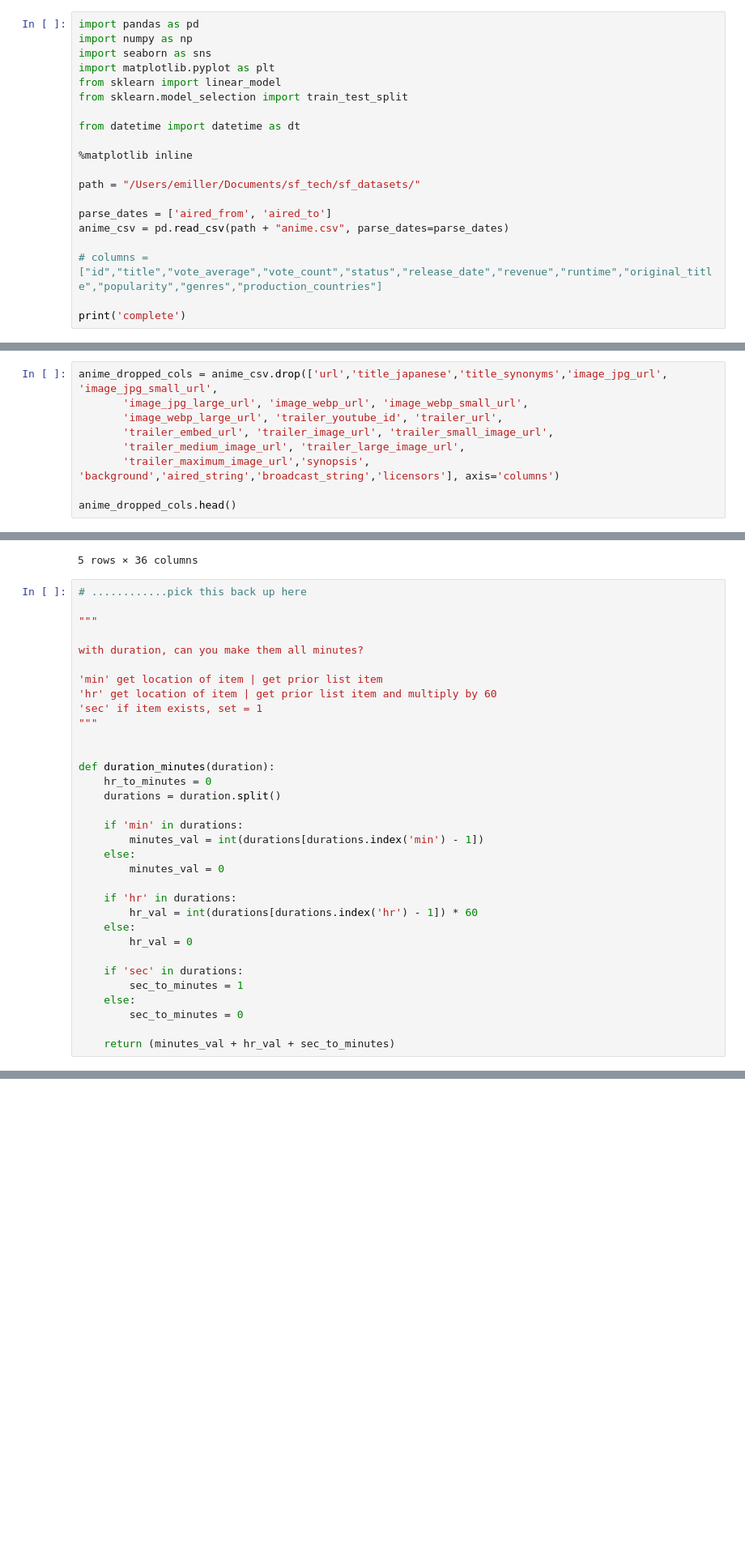
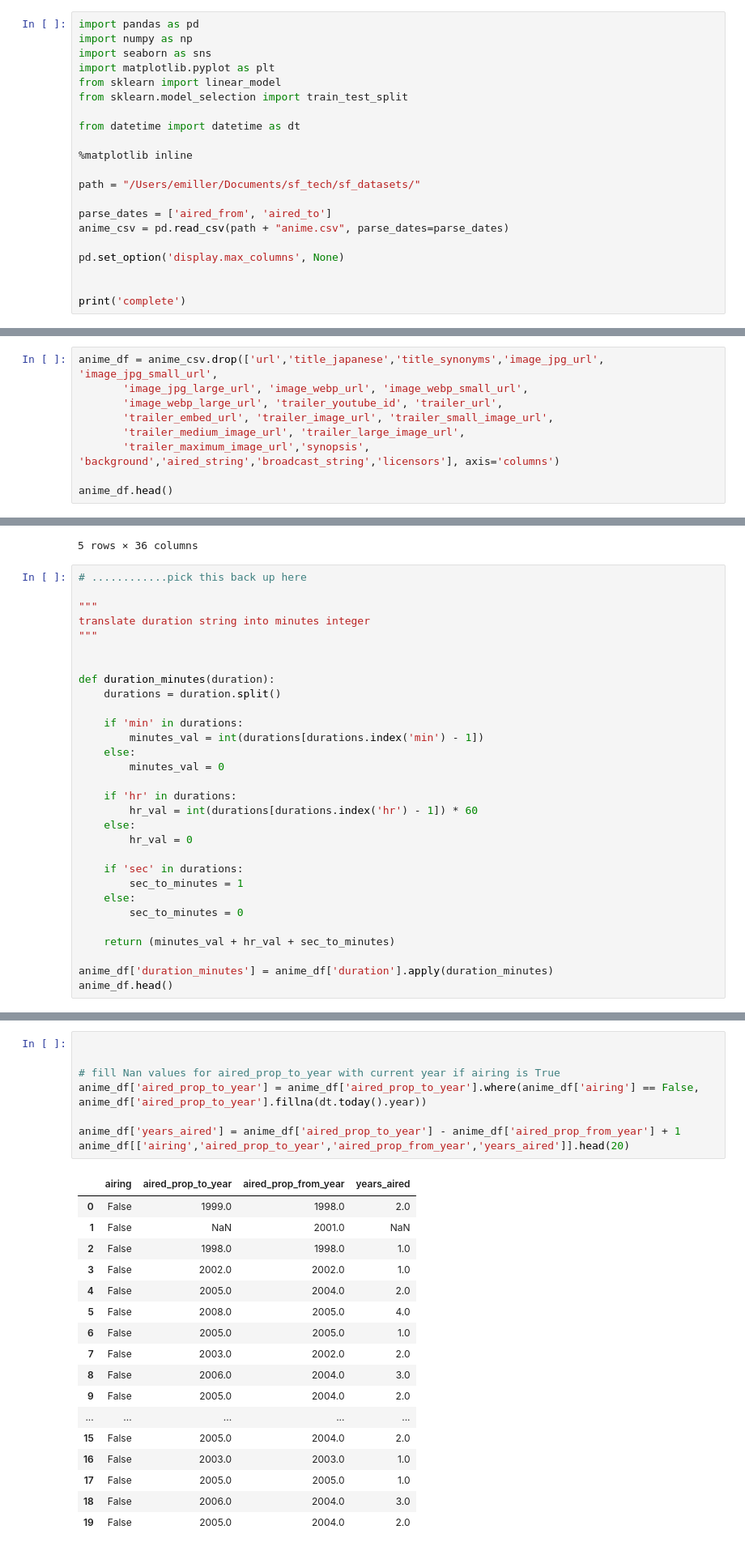
Before and after one commit to edmiller824/sf_tech, a Jupyter notebook: anime_analysis.ipynb, the cells around one changed output, grey strips where cells are left out. Shown: that part at 81% size. Cells and saved outputs as stored; diff of their text form; blank space fills up the shorter version.

```diff
--- a/anime_analysis.ipynb
+++ b/anime_analysis.ipynb
@@ -15,20 +15,21 @@ path = "/Users/emiller/Documents/sf_tech/sf_datasets/"
 parse_dates = ['aired_from', 'aired_to']
 anime_csv = pd.read_csv(path + "anime.csv", parse_dates=parse_dates)
 
-# columns = ["id","title","vote_average","vote_count","status","release_date","revenue","runtime","original_title","popularity","genres","production_countries"]
+pd.set_option('display.max_columns', None)
+
 
 print('complete')
 # %% [output]
 complete
 # %%
-anime_dropped_cols = anime_csv.drop(['url','title_japanese','title_synonyms','image_jpg_url', 'image_jpg_small_url',
+anime_df = anime_csv.drop(['url','title_japanese','title_synonyms','image_jpg_url', 'image_jpg_small_url',
        'image_jpg_large_url', 'image_webp_url', 'image_webp_small_url',
        'image_webp_large_url', 'trailer_youtube_id', 'trailer_url',
        'trailer_embed_url', 'trailer_image_url', 'trailer_small_image_url',
        'trailer_medium_image_url', 'trailer_large_image_url',
        'trailer_maximum_image_url','synopsis', 'background','aired_string','broadcast_string','licensors'], axis='columns')
 
-anime_dropped_cols.head()
+anime_df.head()
 # %% [output]
 |  | mal_id | approved | title | title_english | type | source | episodes | status | airing | duration | ... |
 | 0 | 1 | True | Cowboy Bebop | Cowboy Bebop | TV | Original | 26.0 | Finished Airing | False | 24 min per ep | ... |
@@ -41,17 +42,11 @@ anime_dropped_cols.head()
 # ............pick this back up here
 
 """
-
-with duration, can you make them all minutes?
-
-'min' get location of item | get prior list item
-'hr' get location of item | get prior list item and multiply by 60
-'sec' if item exists, set = 1
+translate duration string into minutes integer
 """
 
 
 def duration_minutes(duration):
-    hr_to_minutes = 0
     durations = duration.split()
 
     if 'min' in durations:
@@ -70,4 +65,7 @@ def duration_minutes(duration):
         sec_to_minutes = 0
 
     return (minutes_val + hr_val + sec_to_minutes)
+
+anime_df['duration_minutes'] = anime_df['duration'].apply(duration_minutes)
+anime_df.head()
 # %% [output]
@@ -77,0 +79,26 @@ anime_dropped_cols['duration_minutes'] = anime_dropped_cols['duration'].apply(du
+# %%
+
+
+# fill Nan values for aired_prop_to_year with current year if airing is True
+anime_df['aired_prop_to_year'] = anime_df['aired_prop_to_year'].where(anime_df['airing'] == False, anime_df['aired_prop_to_year'].fillna(dt.today().year))
+
+anime_df['years_aired'] = anime_df['aired_prop_to_year'] - anime_df['aired_prop_from_year'] + 1
+anime_df[['airing','aired_prop_to_year','aired_prop_from_year','years_aired']].head(20)
+# %% [output]
+|  | airing | aired_prop_to_year | aired_prop_from_year | years_aired |
+| 0 | False | 1999.0 | 1998.0 | 2.0 |
+| 1 | False | NaN | 2001.0 | NaN |
+| 2 | False | 1998.0 | 1998.0 | 1.0 |
+| 3 | False | 2002.0 | 2002.0 | 1.0 |
+| 4 | False | 2005.0 | 2004.0 | 2.0 |
+| 5 | False | 2008.0 | 2005.0 | 4.0 |
+| 6 | False | 2005.0 | 2005.0 | 1.0 |
+| 7 | False | 2003.0 | 2002.0 | 2.0 |
+| 8 | False | 2006.0 | 2004.0 | 3.0 |
+| 9 | False | 2005.0 | 2004.0 | 2.0 |
+| ... | ... | ... | ... | ... |
+| 15 | False | 2005.0 | 2004.0 | 2.0 |
+| 16 | False | 2003.0 | 2003.0 | 1.0 |
+| 17 | False | 2005.0 | 2005.0 | 1.0 |
+| 18 | False | 2006.0 | 2004.0 | 3.0 |
+| 19 | False | 2005.0 | 2004.0 | 2.0 |
```
Also changed, not shown: parts of 7 cells of this notebook, 1 other file.
